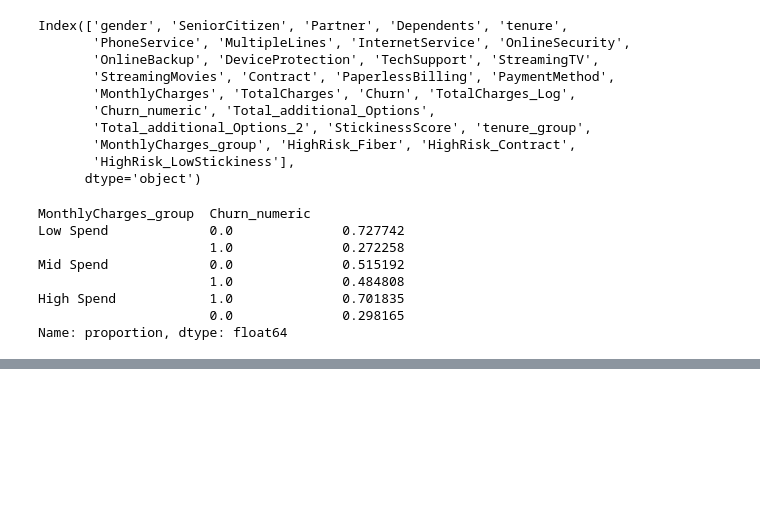
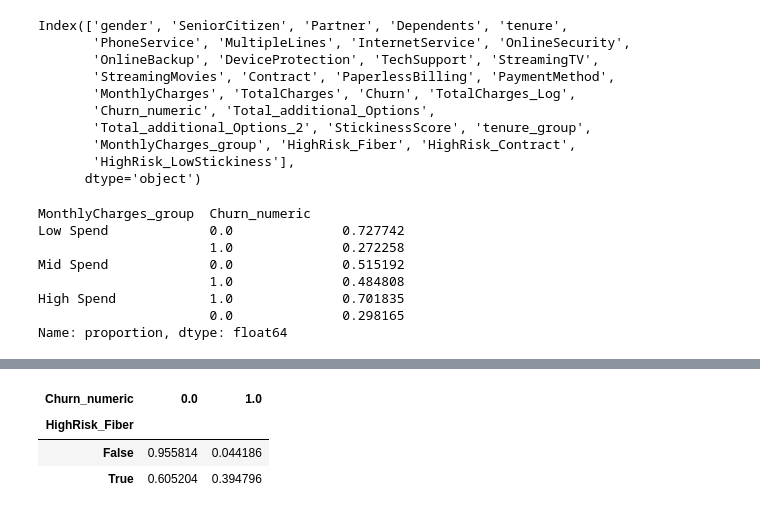
Before and after one commit to N-anle/TelecomChurnAnalysis, a Jupyter notebook: notebook.ipynb, the cells around one changed output, grey strips where cells are left out. Cells and saved outputs as stored; diff of their text form; code cells hidden in the pictures; blank space fills up the shorter version.

```diff
--- a/notebook.ipynb
+++ b/notebook.ipynb
@@ -1319,0 +1320,11 @@ sns.pointplot(
+# %%
+pd.crosstab(
+    high_spenders['HighRisk_Fiber'],
+    high_spenders['Churn_numeric'],
+    normalize = 'index'
+)
+# %% [output]
+| Churn_numeric | 0.0 | 1.0 |
+| HighRisk_Fiber |  |  |
+| False | 0.955814 | 0.044186 |
+| True | 0.605204 | 0.394796 |
```
Also changed, not shown: parts of 6 cells of this notebook.
